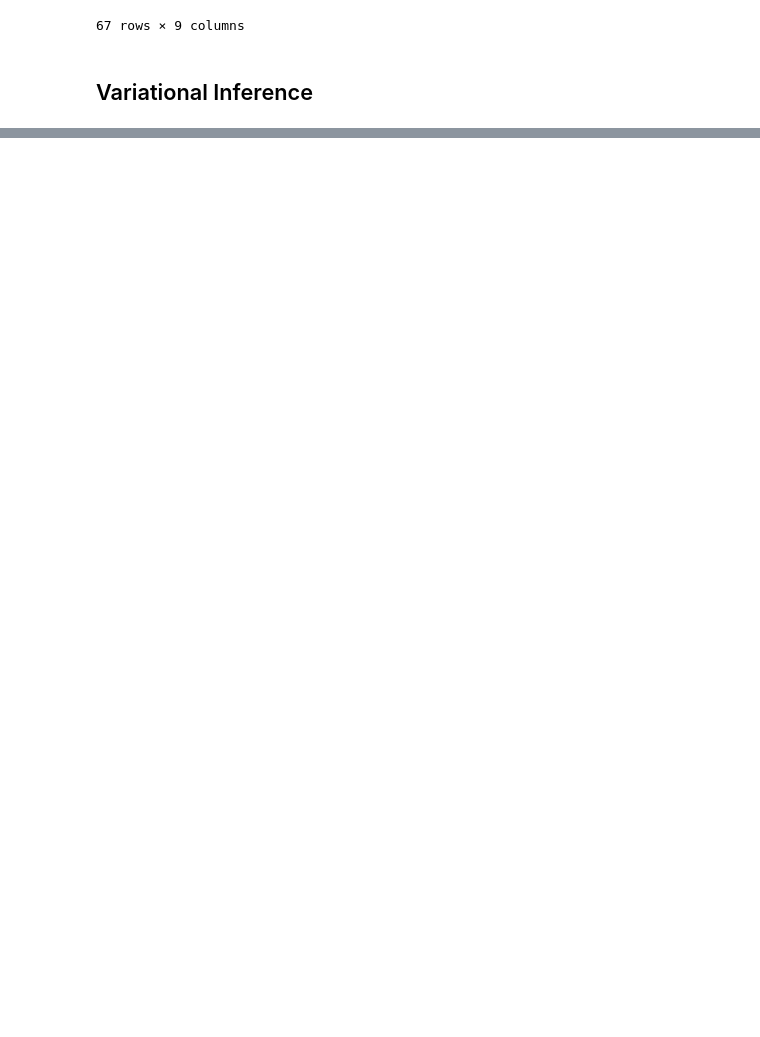
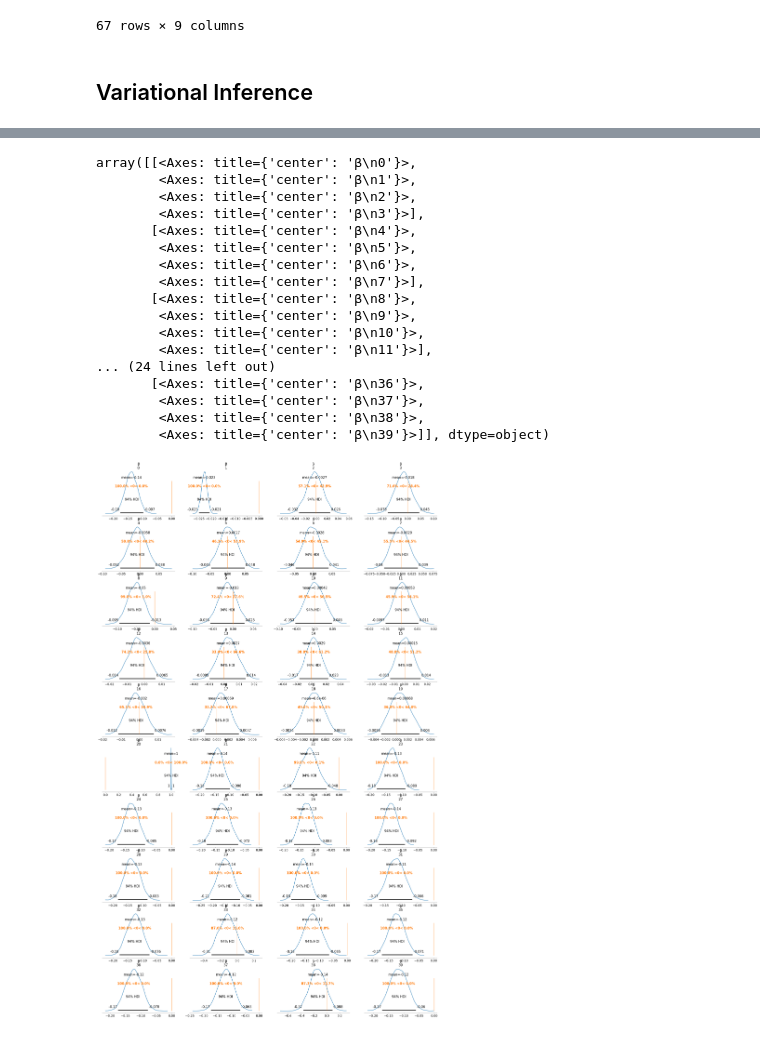
Before and after one commit to willtenpas/DS6040, a Jupyter notebook: Bayes Project.ipynb, the cells around one changed output, grey strips where cells are left out. Drawn from its saved outputs; the diff is of its cells as text; code cells hidden in the pictures; blank space fills up the shorter version.

```diff
--- a/Bayes Project.ipynb
+++ b/Bayes Project.ipynb
@@ -456,0 +536,24 @@ g.render()
+# %%
+az.plot_posterior(
+    grade_advi_trace,
+    var_names=['β'], ref_val = 0
+)
+# %% [output]
+array([[<Axes: title={'center': 'β\n0'}>,
+        <Axes: title={'center': 'β\n1'}>,
+        <Axes: title={'center': 'β\n2'}>,
+        <Axes: title={'center': 'β\n3'}>],
+       [<Axes: title={'center': 'β\n4'}>,
+        <Axes: title={'center': 'β\n5'}>,
+        <Axes: title={'center': 'β\n6'}>,
+        <Axes: title={'center': 'β\n7'}>],
+       [<Axes: title={'center': 'β\n8'}>,
+        <Axes: title={'center': 'β\n9'}>,
+        <Axes: title={'center': 'β\n10'}>,
+        <Axes: title={'center': 'β\n11'}>],
+... (24 lines left out)
+       [<Axes: title={'center': 'β\n36'}>,
+        <Axes: title={'center': 'β\n37'}>,
+        <Axes: title={'center': 'β\n38'}>,
+        <Axes: title={'center': 'β\n39'}>]], dtype=object)
+[figure, added]
```
Also changed, not shown: parts of 19 cells of this notebook, 2 other files.
